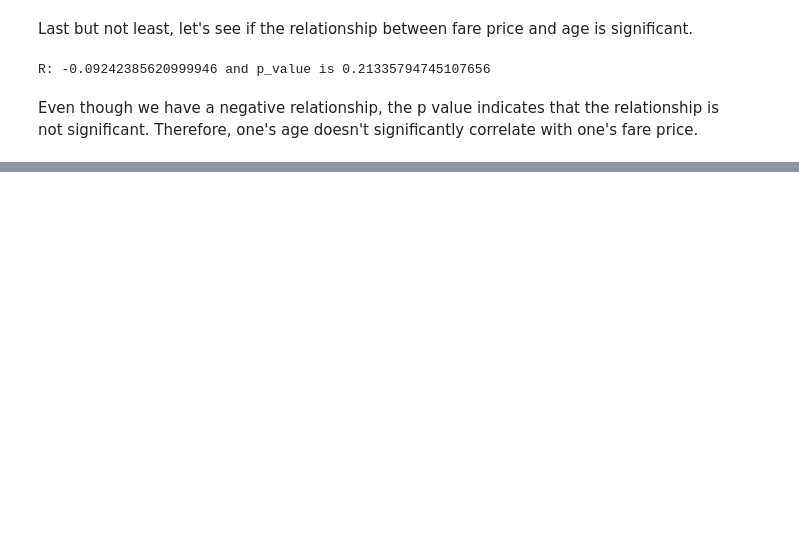
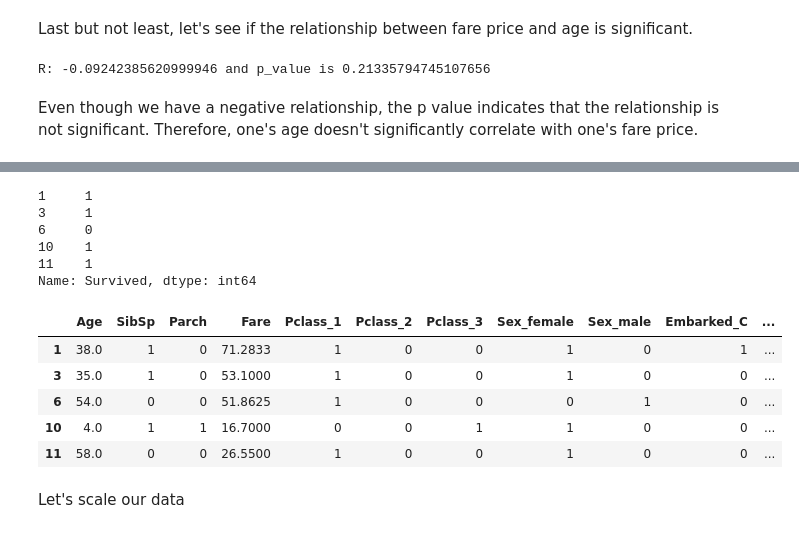
Before and after one commit to klam912/titanic_pred, a Jupyter notebook: model.ipynb, the cells around one changed output, grey strips where cells are left out. Saved outputs shown, nothing was run; the diff lists cells and outputs as text; code cells hidden in the pictures; blank space fills up the shorter version.

```diff
--- a/model.ipynb
+++ b/model.ipynb
@@ -512,0 +566,22 @@ Even though we have a negative relationship, the p value indicates that the rela
+# %%
+y.head()
+# %% [output]
+1     1
+3     1
+6     0
+10    1
+11    1
+Name: Survived, dtype: int64
+# %%
+X = pd.get_dummies(X, columns=['Pclass', 'Sex', 'Embarked'], dtype=int)
+# %%
+X.head()
+# %% [output]
+|  | Age | SibSp | Parch | Fare | Pclass_1 | Pclass_2 | Pclass_3 | Sex_female | Sex_male | Embarked_C | ... |
+| 1 | 38.0 | 1 | 0 | 71.2833 | 1 | 0 | 0 | 1 | 0 | 1 | ... |
+| 3 | 35.0 | 1 | 0 | 53.1000 | 1 | 0 | 0 | 1 | 0 | 0 | ... |
+| 6 | 54.0 | 0 | 0 | 51.8625 | 1 | 0 | 0 | 0 | 1 | 0 | ... |
+| 10 | 4.0 | 1 | 1 | 16.7000 | 0 | 0 | 1 | 1 | 0 | 0 | ... |
+| 11 | 58.0 | 0 | 0 | 26.5500 | 1 | 0 | 0 | 1 | 0 | 0 | ... |
+# %% [markdown]
+Let's scale our data
```
Also changed, not shown: parts of 41 cells of this notebook.
